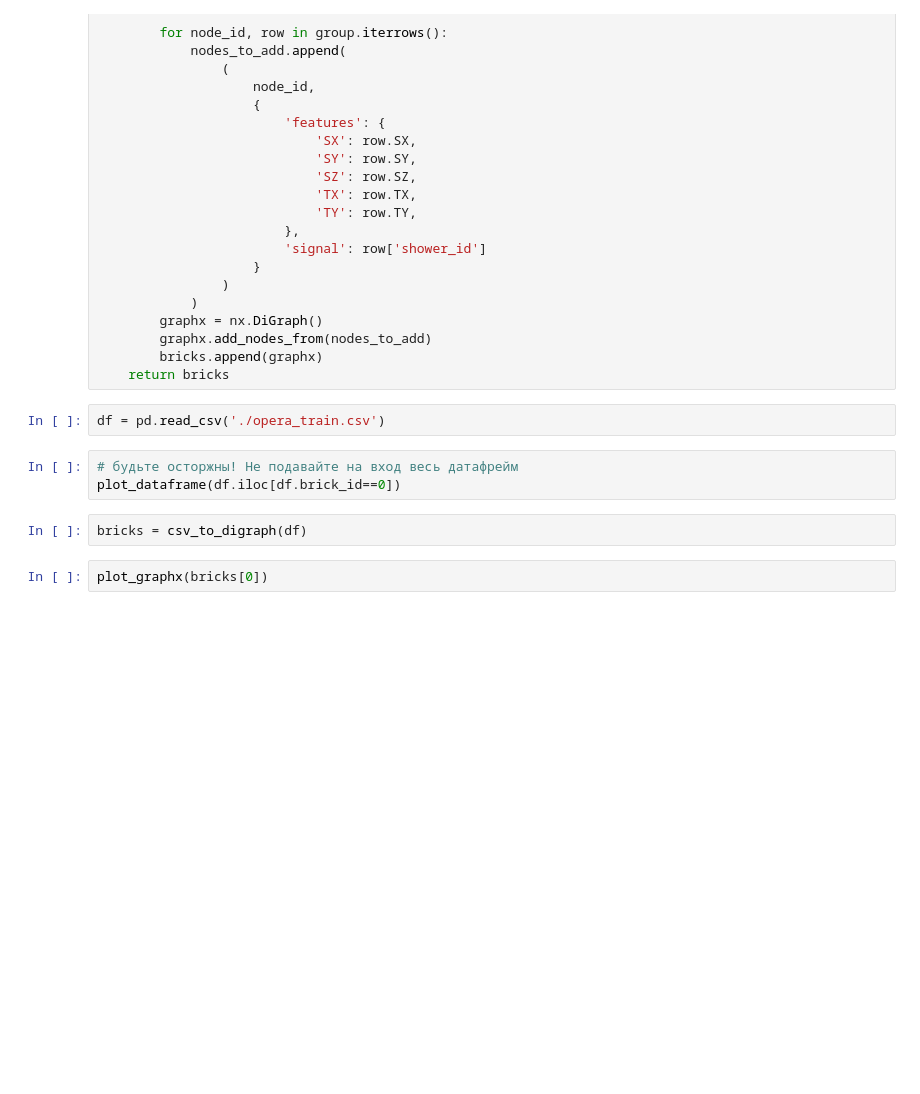
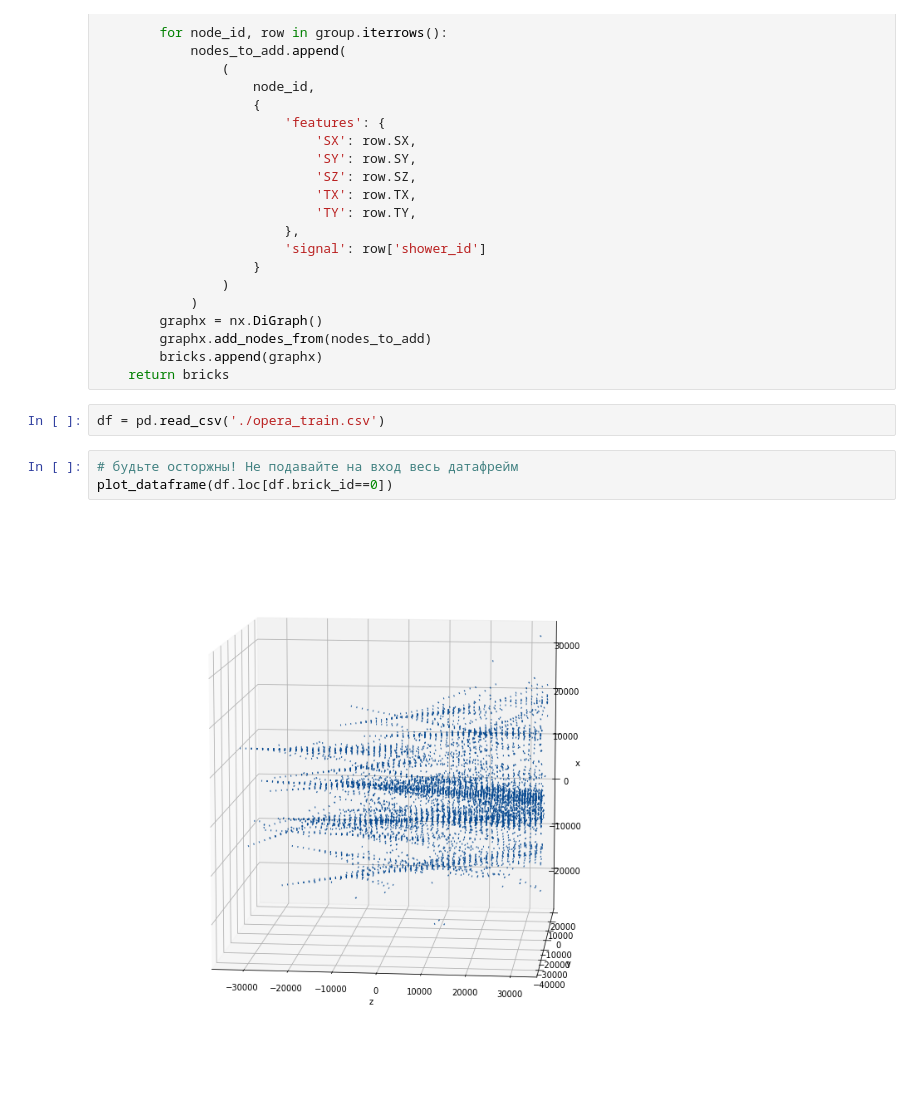
Before and after one commit to SchattenGenie/em_showers_separation, a Jupyter notebook: simple_solution.ipynb, the cells around one changed output. Saved outputs shown, nothing was run; the diff lists cells and outputs as text; blank space fills up the shorter version.

```diff
--- a/simple_solution.ipynb
+++ b/simple_solution.ipynb
@@ -88,8 +75,6 @@ def csv_to_digraph(df: pd.DataFrame):
 df = pd.read_csv('./opera_train.csv')
 # %%
 # будьте осторжны! Не подавайте на вход весь датафрейм
-plot_dataframe(df.iloc[df.brick_id==0])
+plot_dataframe(df.loc[df.brick_id==0])
+# %% [output]
+[figure, added]
-# %%
-bricks = csv_to_digraph(df)
-# %%
-plot_graphx(bricks[0])
```
Also changed, not shown: parts of 11 cells of this notebook, 2 other files.
